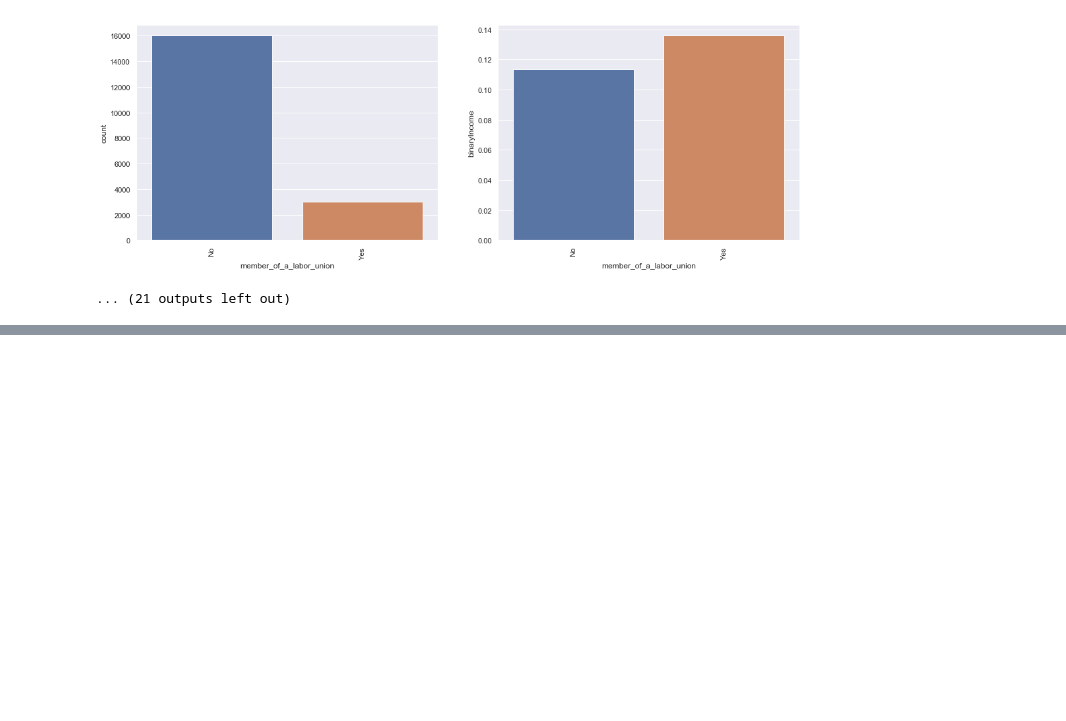
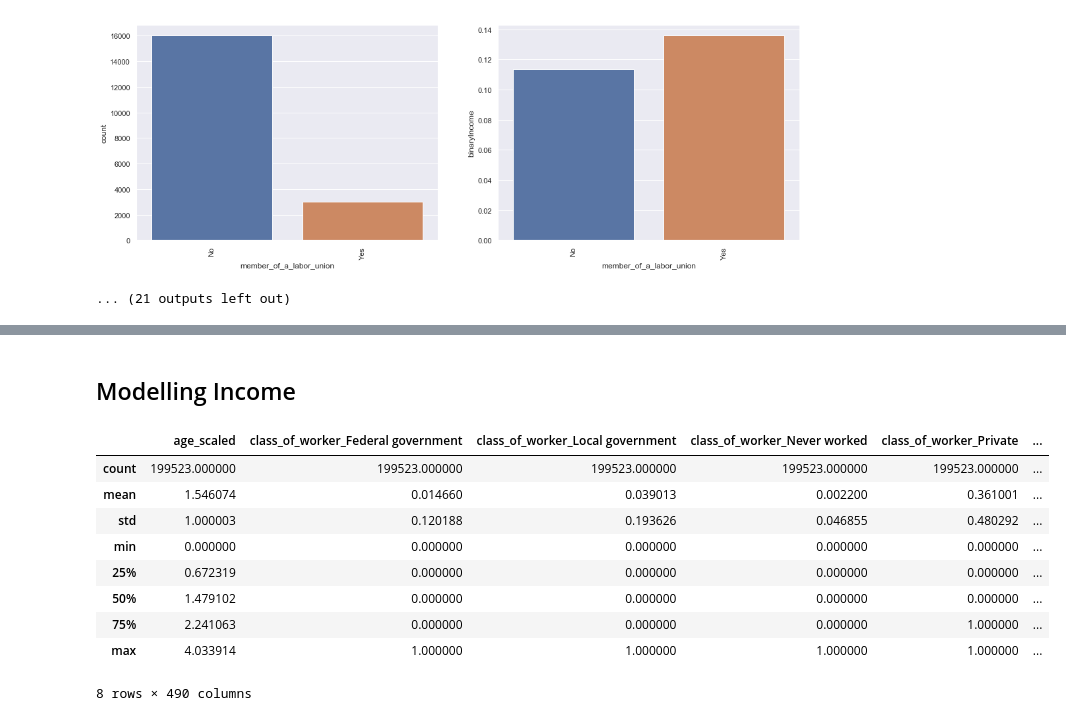
Before and after one commit to AdamJelley/US-Census-Income-Modelling, a Jupyter notebook: US_CensusIncomeModelling.ipynb, the cells around one changed output, grey strips where cells are left out. Drawn from its saved outputs; the diff is of its cells as text; code cells hidden in the pictures; blank space fills up the shorter version.

```diff
--- a/US_CensusIncomeModelling.ipynb
+++ b/US_CensusIncomeModelling.ipynb
@@ -74,6 +99,9 @@ us_census_train.head(50)
 # %%
 us_census_train['binaryIncome'] = (us_census_train['incomeBracket'] == '50000+.').astype(int)
 us_census_train.drop('incomeBracket', axis=1, inplace=True)
+
+us_census_test['binaryIncome'] = (us_census_test['incomeBracket'] == '50000+.').astype(int)
+us_census_test.drop('incomeBracket', axis=1, inplace=True)
 # %%
 us_census_train.describe(include='all')
 # %% [output]
@@ -91,6 +119,7 @@ us_census_train.describe(include='all')
 | max | 90.000000 | NaN | 51.000000 | 46.000000 | NaN | 9999.000000 | ... |
 # %%
 us_census_train = us_census_train.replace('\?', np.nan, regex=True)
+us_census_test = us_census_test.replace('\?', np.nan, regex=True)
 # %%
 for col in us_census_train.columns:
     nullPercent = (us_census_train[col].isna().sum()/len(us_census_train[col]))*100
@@ -116,6 +145,9 @@ incomeBracket : 0.00% null
 # %%
 us_census_train[us_census_train.select_dtypes(['object']).columns] = us_census_train.select_dtypes(['object']).apply(lambda x: x.astype('category'))
 us_census_train[['detailed_industry_recode','detailed_occupation_recode','own_business_or_self_employed','veterans_benefits','year']] = us_census_train[['detailed_industry_recode','detailed_occupation_recode','own_business_or_self_employed','veterans_benefits','year']].astype('category')
+
+us_census_test[us_census_test.select_dtypes(['object']).columns] = us_census_test.select_dtypes(['object']).apply(lambda x: x.astype('category'))
+us_census_test[['detailed_industry_recode','detailed_occupation_recode','own_business_or_self_employed','veterans_benefits','year']] = us_census_test[['detailed_industry_recode','detailed_occupation_recode','own_business_or_self_employed','veterans_benefits','year']].astype('category')
 # %%
 us_census_train.info()
 # %% [output]
@@ -187,0 +220,46 @@ for i, col in enumerate(us_census_train.select_dtypes(['int64'])):
+# %% [markdown]
+## Modelling Income
+# %%
+X_train = pd.DataFrame()
+X_test = pd.DataFrame()
+
+assert sorted(us_census_train.columns) == sorted(us_census_test.columns)
+
+for col in us_census_train:
+    try:
+        if col == 'binaryIncome':
+            X_train_col = pd.DataFrame(us_census_train[col], columns=[str(col)])
+            X_test_col = pd.DataFrame(us_census_test[col], columns=[str(col)])
+        elif us_census_train[col].dtype.name == 'int64' or us_census_train[col].dtype.name == 'float64':
+            scaler = StandardScaler(with_mean=False)
+            X_train_col = pd.DataFrame(scaler.fit_transform(np.array(us_census_train[col]).reshape(-1,1)), columns=[str(col)+'_scaled'])
+            X_test_col = pd.DataFrame(scaler.transform(np.array(us_census_test[col]).reshape(-1,1)), columns=[str(col)+'_scaled'])
+        elif us_census_train[col].dtype.name == 'category':
+            X_train_col = pd.get_dummies(us_census_train[col], prefix=str(col))
+            X_test_col = pd.get_dummies(us_census_test[col], prefix=str(col))
+        else:
+            print('Column {} not of appropriate type'.format(col))
+        if sorted(X_train_col.columns) != sorted(X_test_col.columns):
+            for newTrainCol in X_train_col:
+                if newTrainCol not in X_test_col.columns:
+                    X_test_col[newTrainCol] = 0
+            for newTestCol in X_test_col:
+                if newTestCol not in X_test_col.columns:
+                    X_train_col[newTestCol] = 0
+        X_train = pd.concat([X_train, X_train_col], axis=1)
+        X_test = pd.concat([X_test, X_test_col], axis=1)
+    except:
+        print("Exception on column {}: {}".format(col, sys.exc_info()[0]))
+
+X_train.describe(include='all')
+# %% [output]
+|  | age_scaled | class_of_worker_Federal government | class_of_worker_Local government | class_of_worker_Never worked | class_of_worker_Private | ... |
+| count | 199523.000000 | 199523.000000 | 199523.000000 | 199523.000000 | 199523.000000 | ... |
+| mean | 1.546074 | 0.014660 | 0.039013 | 0.002200 | 0.361001 | ... |
+| std | 1.000003 | 0.120188 | 0.193626 | 0.046855 | 0.480292 | ... |
+| min | 0.000000 | 0.000000 | 0.000000 | 0.000000 | 0.000000 | ... |
+| 25% | 0.672319 | 0.000000 | 0.000000 | 0.000000 | 0.000000 | ... |
+| 50% | 1.479102 | 0.000000 | 0.000000 | 0.000000 | 0.000000 | ... |
+| 75% | 2.241063 | 0.000000 | 0.000000 | 0.000000 | 1.000000 | ... |
+| max | 4.033914 | 1.000000 | 1.000000 | 1.000000 | 1.000000 | ... |
+8 rows × 490 columns
```
Also changed, not shown: parts of 17 cells of this notebook.
